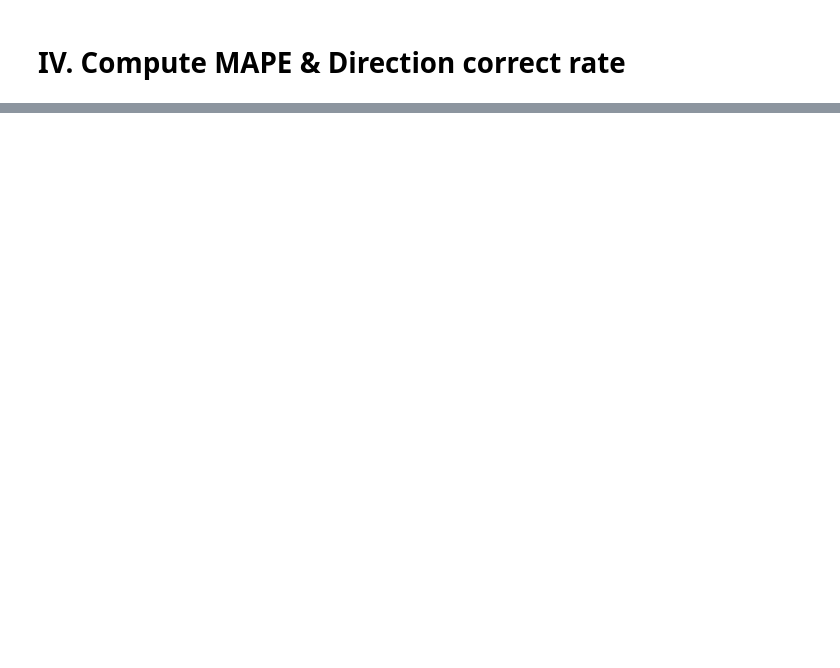
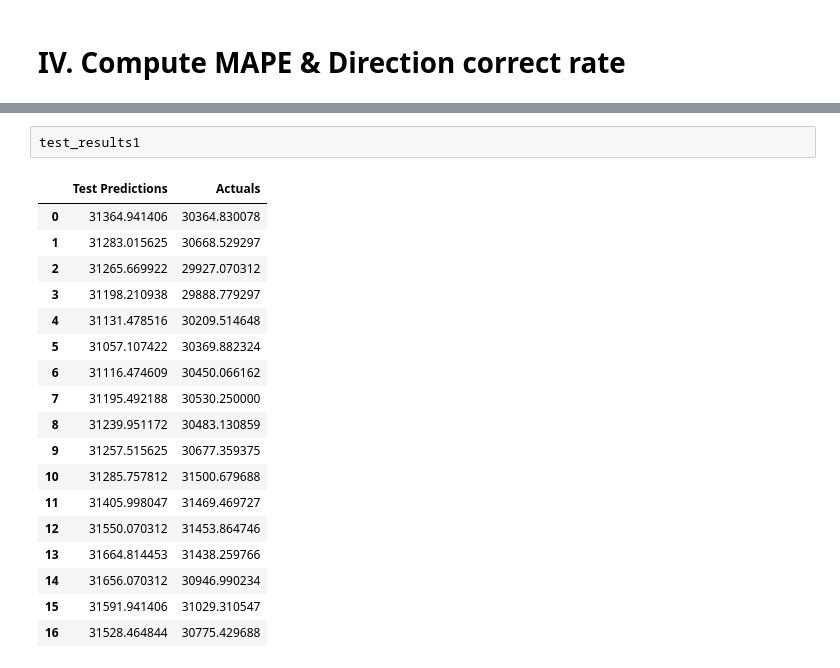
Before and after one commit to la83la/about_emotion, a Jupyter notebook: LSTM_modal_for_OF.ipynb, the cells around one changed output, grey strips where cells are left out. Cells and saved outputs as stored; diff of their text form; blank space fills up the shorter version.

```diff
--- a/LSTM_modal_for_OF.ipynb
+++ b/LSTM_modal_for_OF.ipynb
@@ -245,0 +376,21 @@ Directional correction rate  for scenario 1: 50%
+# %%
+test_results1
+# %% [output]
+|  | Test Predictions | Actuals |
+| 0 | 31364.941406 | 30364.830078 |
+| 1 | 31283.015625 | 30668.529297 |
+| 2 | 31265.669922 | 29927.070312 |
+| 3 | 31198.210938 | 29888.779297 |
+| 4 | 31131.478516 | 30209.514648 |
+| 5 | 31057.107422 | 30369.882324 |
+| 6 | 31116.474609 | 30450.066162 |
+| 7 | 31195.492188 | 30530.250000 |
+| 8 | 31239.951172 | 30483.130859 |
+| 9 | 31257.515625 | 30677.359375 |
+| 10 | 31285.757812 | 31500.679688 |
+| 11 | 31405.998047 | 31469.469727 |
+| 12 | 31550.070312 | 31453.864746 |
+| 13 | 31664.814453 | 31438.259766 |
+| 14 | 31656.070312 | 30946.990234 |
+| 15 | 31591.941406 | 31029.310547 |
+| 16 | 31528.464844 | 30775.429688 |
```
Also changed, not shown: parts of 22 cells of this notebook.
